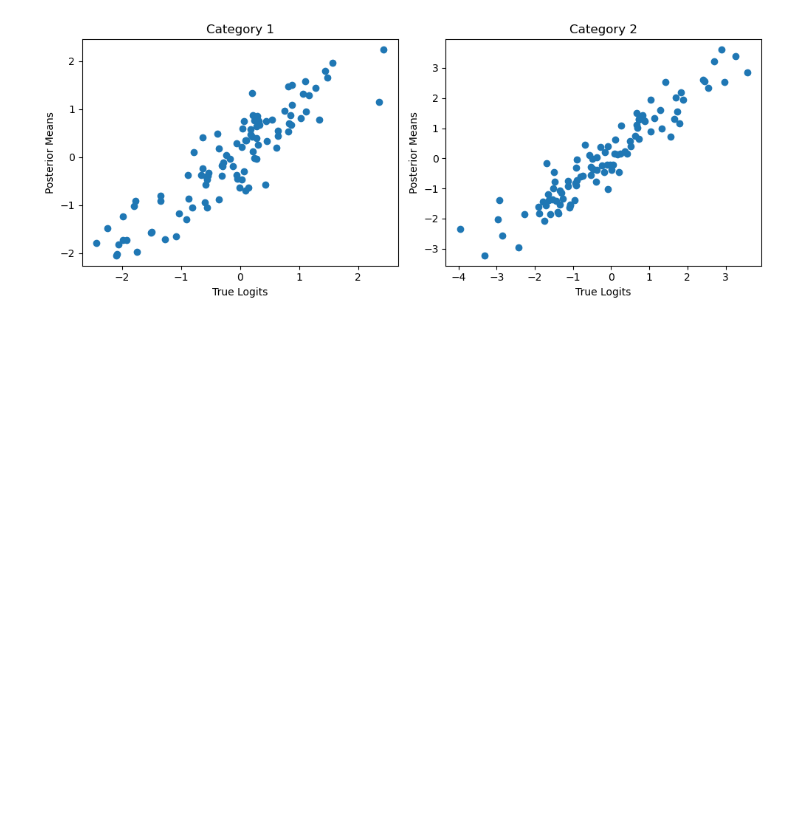
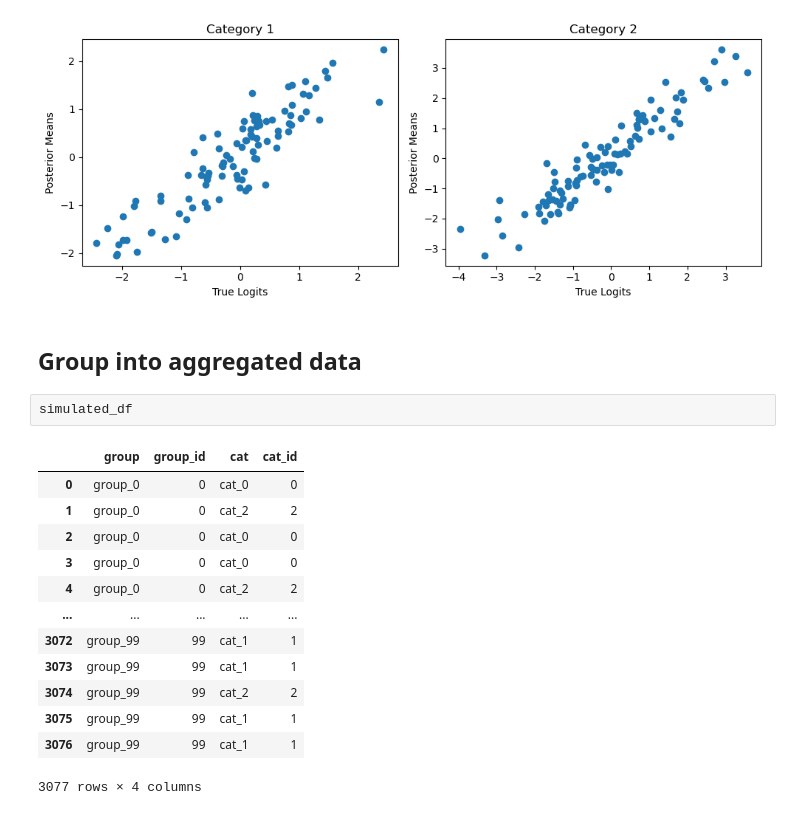
Before and after one commit to DrEntropy/multinom, a Jupyter notebook: random_effects_mn.ipynb, the cells around one changed output. Cells and saved outputs as stored; diff of their text form; blank space fills up the shorter version.

Commit message:
add aggregated version

```diff
--- a/random_effects_mn.ipynb
+++ b/random_effects_mn.ipynb
@@ -236,3 +233,21 @@ plt.tight_layout()
 plt.show()
 # %% [output]
 [figure]
+# %% [markdown]
+## Group into aggregated data
+# %%
+simulated_df
+# %% [output]
+|  | group | group_id | cat | cat_id |
+| 0 | group_0 | 0 | cat_0 | 0 |
+| 1 | group_0 | 0 | cat_2 | 2 |
+| 2 | group_0 | 0 | cat_0 | 0 |
+| 3 | group_0 | 0 | cat_0 | 0 |
+| 4 | group_0 | 0 | cat_2 | 2 |
+| ... | ... | ... | ... | ... |
+| 3072 | group_99 | 99 | cat_1 | 1 |
+| 3073 | group_99 | 99 | cat_1 | 1 |
+| 3074 | group_99 | 99 | cat_2 | 2 |
+| 3075 | group_99 | 99 | cat_1 | 1 |
+| 3076 | group_99 | 99 | cat_1 | 1 |
+3077 rows × 4 columns
```
Also changed, not shown: parts of 16 cells of this notebook, 1 other file.
